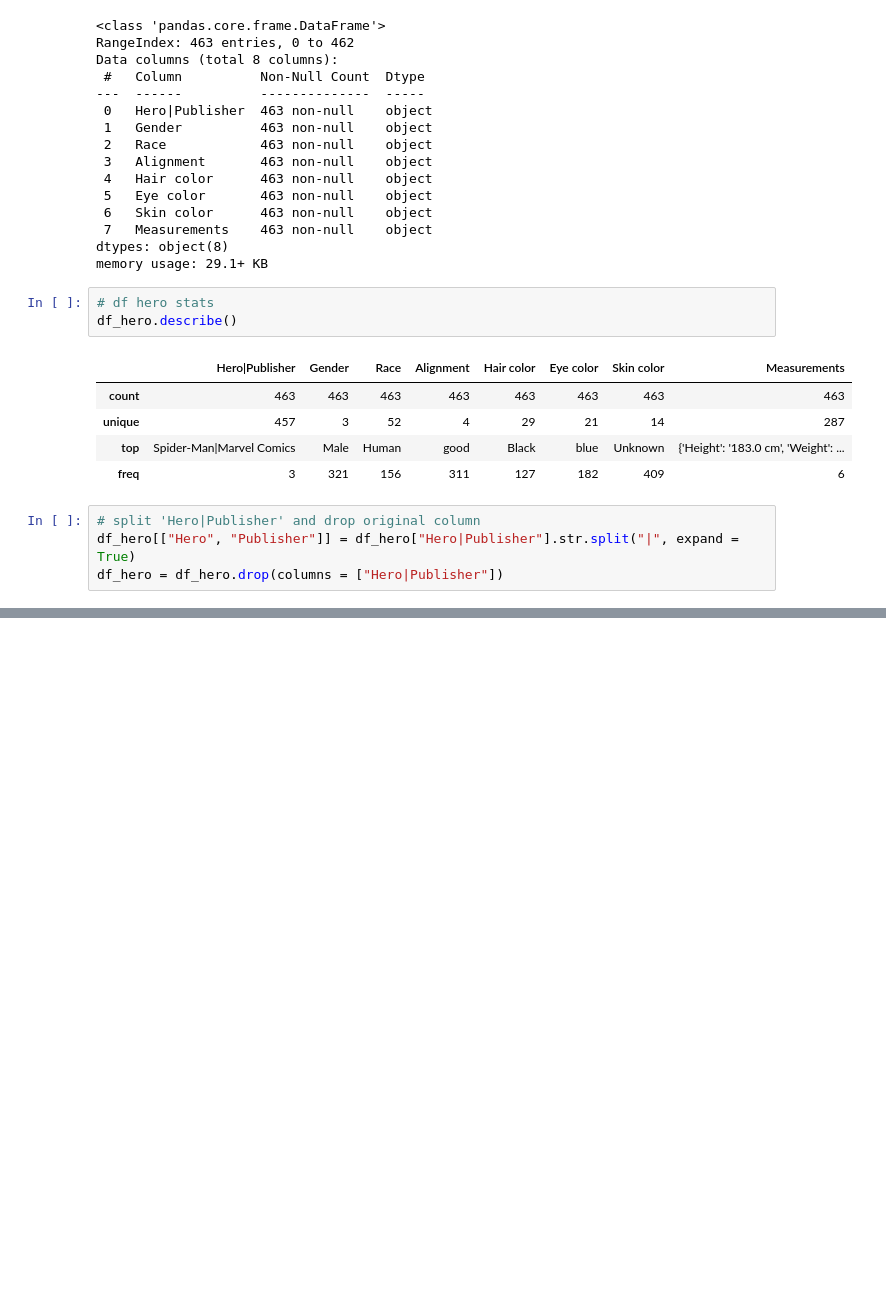
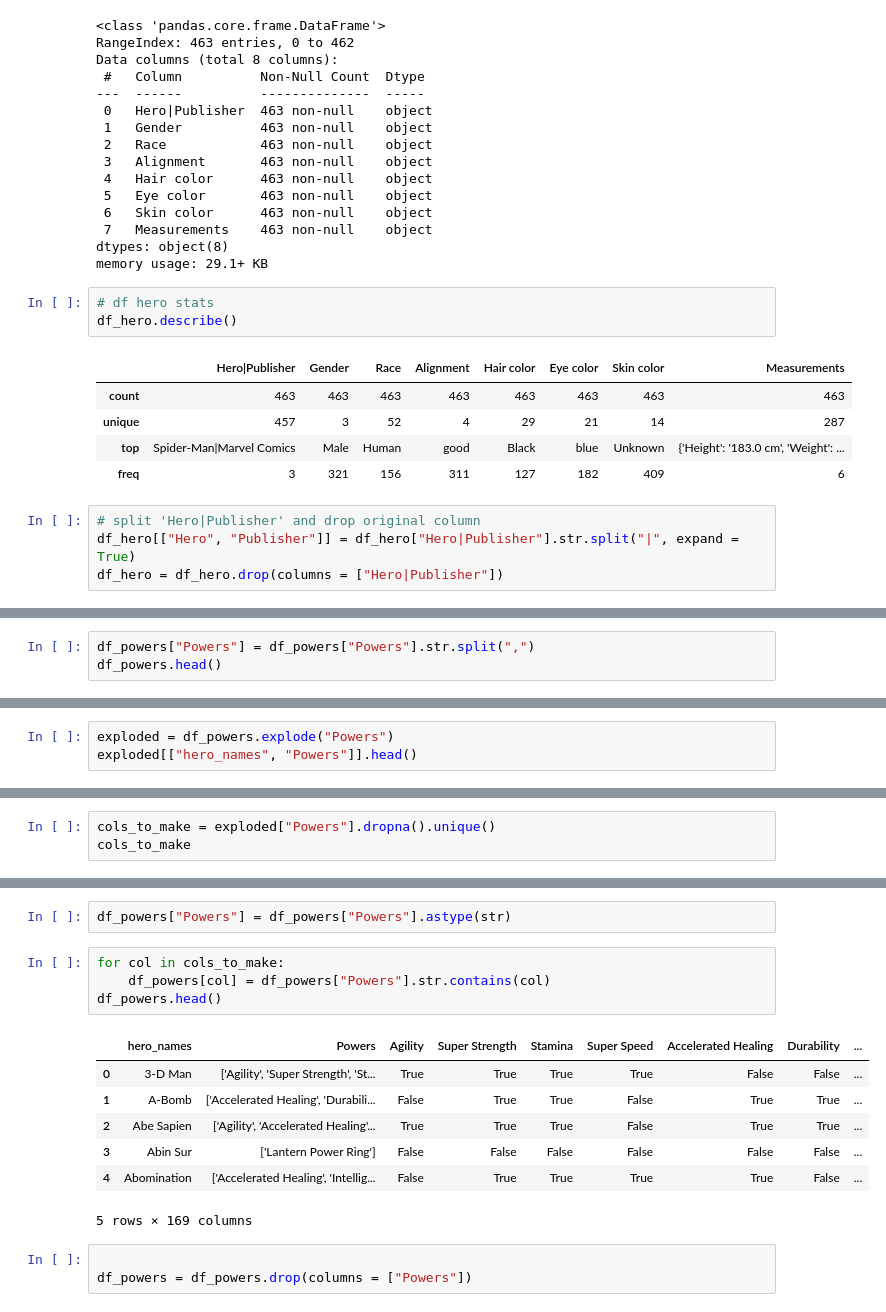
Before and after one commit to bradshawjoshua/Applying-Advanced-Transformations, a Jupyter notebook: Applying Advanced Transformations Core.ipynb, the cells around one changed output, grey strips where cells are left out. Drawn from its saved outputs; the diff is of its cells as text; blank space fills up the shorter version.

```diff
--- a/Applying Advanced Transformations Core.ipynb
+++ b/Applying Advanced Transformations Core.ipynb
@@ -136,0 +240,3 @@ df_hero.head()
+# %%
+df_powers["Powers"] = df_powers["Powers"].str.split(",")
+df_powers.head()
@@ -136,0 +261,3 @@ df_hero.head()
+# %%
+exploded = df_powers.explode("Powers")
+exploded[["hero_names", "Powers"]].head()
@@ -136,0 +271,3 @@ df_hero.head()
+# %%
+cols_to_make = exploded["Powers"].dropna().unique()
+cols_to_make
@@ -136,0 +292,17 @@ df_hero.head()
+# %%
+df_powers["Powers"] = df_powers["Powers"].astype(str)
+# %%
+for col in cols_to_make:
+    df_powers[col] = df_powers["Powers"].str.contains(col)
+df_powers.head()
+# %% [output]
+|  | hero_names | Powers | Agility | Super Strength | Stamina | Super Speed | Accelerated Healing | Durability | ... |
+| 0 | 3-D Man | ['Agility', 'Super Strength', 'St... | True | True | True | True | False | False | ... |
+| 1 | A-Bomb | ['Accelerated Healing', 'Durabili... | False | True | True | False | True | True | ... |
+| 2 | Abe Sapien | ['Agility', 'Accelerated Healing'... | True | True | True | False | True | True | ... |
+| 3 | Abin Sur | ['Lantern Power Ring'] | False | False | False | False | False | False | ... |
+| 4 | Abomination | ['Accelerated Healing', 'Intellig... | False | True | True | True | True | False | ... |
+5 rows × 169 columns
+# %%
+
+df_powers = df_powers.drop(columns = ["Powers"])
```
Also changed, not shown: parts of 17 cells of this notebook.
